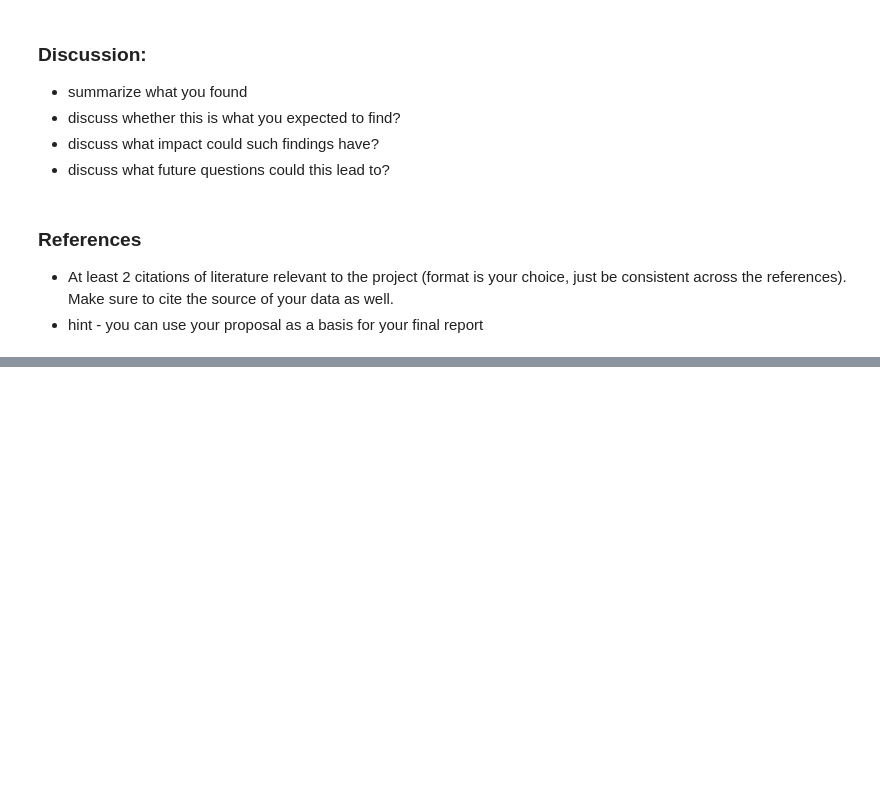
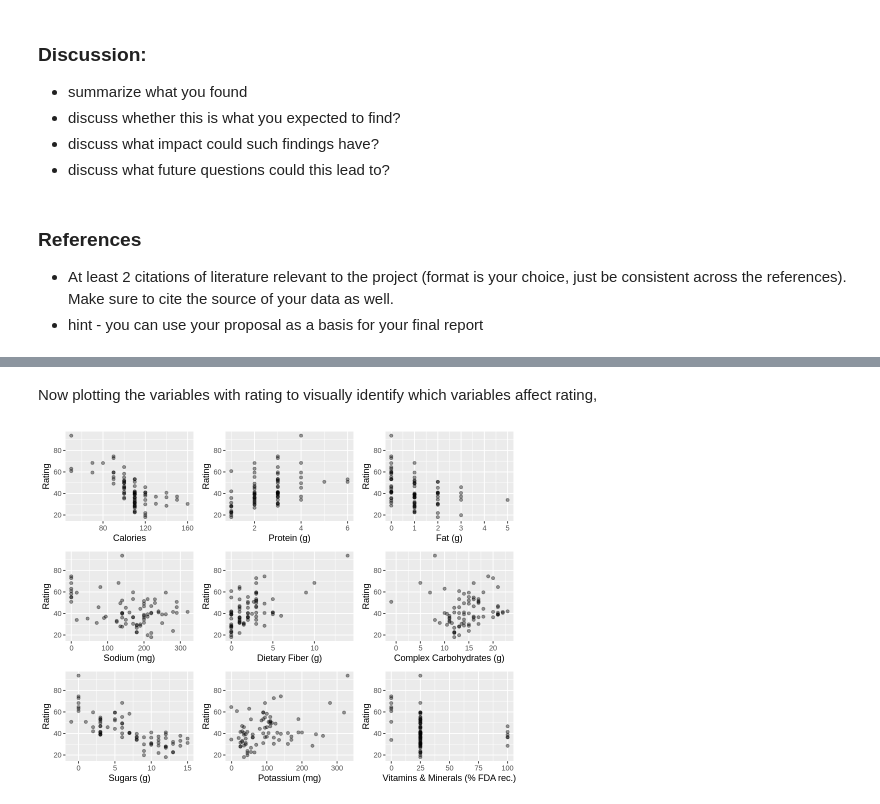
Before and after one commit to jaysjello/dsci-100-project_group24, a Jupyter notebook: change_name.ipynb, the cells around one changed output, grey strips where cells are left out. Saved outputs shown, nothing was run; the diff lists cells and outputs as text; code cells hidden in the pictures; blank space fills up the shorter version.

```diff
--- a/change_name.ipynb
+++ b/change_name.ipynb
@@ -298,0 +80,3 @@ A tibble: 5 × 10
+# %%
+cereal_raw <- read_csv("data/cereal.csv")
+head(cereal_raw)
@@ -298,0 +105,5 @@ A tibble: 5 × 10
+# %%
+cereal_clean <- cereal_raw |>
+    select(name, calories:vitamins, rating) |>
+    arrange(rating)
+head(cereal_clean)
@@ -298,0 +120,53 @@ A tibble: 5 × 10
+# %% [markdown]
+Now plotting the variables with rating to visually identify which variables affect rating,
+# %%
+options(repr.plot.width=8,repr.plot.height=6)
+# calories
+p1 <- cereal_clean |>
+    ggplot(aes(x = calories, y = rating)) +
+    geom_point(alpha = 0.4) +
+    labs(x = "Calories", y = "Rating")
+# protein
+p2 <- cereal_clean |>
+    ggplot(aes(x = protein, y = rating)) +
+    geom_point(alpha = 0.4) +
+    labs(x = "Protein (g)", y = "Rating")
+# fat
+p3 <- cereal_clean |>
+    ggplot(aes(x = fat, y = rating)) +
+    geom_point(alpha = 0.4) +
+    labs(x = "Fat (g)", y = "Rating")
+# sodium
+p4 <- cereal_clean |>
+    ggplot(aes(x = sodium, y = rating)) +
+    geom_point(alpha = 0.4) +
+    labs(x = "Sodium (mg)", y = "Rating")
+# fiber
+p5 <- cereal_clean |>
+    ggplot(aes(x = fiber, y = rating)) +
+    geom_point(alpha = 0.4) +
+    labs(x = "Dietary Fiber (g)", y = "Rating")
+# carbohydrates
+p6 <- cereal_clean |>
+    ggplot(aes(x = carbo, y = rating)) +
+    geom_point(alpha = 0.4) +
+    labs(x = "Complex Carbohydrates (g)", y = "Rating")
+# sugars
+p7 <- cereal_clean |>
+    ggplot(aes(x = sugars, y = rating)) +
+    geom_point(alpha = 0.4) +
+    labs(x = "Sugars (g)", y = "Rating")
+# potassium
+p8 <- cereal_clean |>
+    ggplot(aes(x = potass, y = rating)) +
+    geom_point(alpha = 0.4) +
+    labs(x = "Potassium (mg)", y = "Rating")
+# vitamins
+p9 <- cereal_clean |>
+    ggplot(aes(x = vitamins, y = rating)) +
+    geom_point(alpha = 0.4) +
+    labs(x = "Vitamins & Minerals (% FDA rec.)", y = "Rating")
+
+grid.arrange(p1, p2, p3, p4, p5, p6, p7, p8, p9, nrow = 3)
+# %% [output]
+[figure, added]
```
Also changed, not shown: parts of 59 cells of this notebook, 1 other file.
